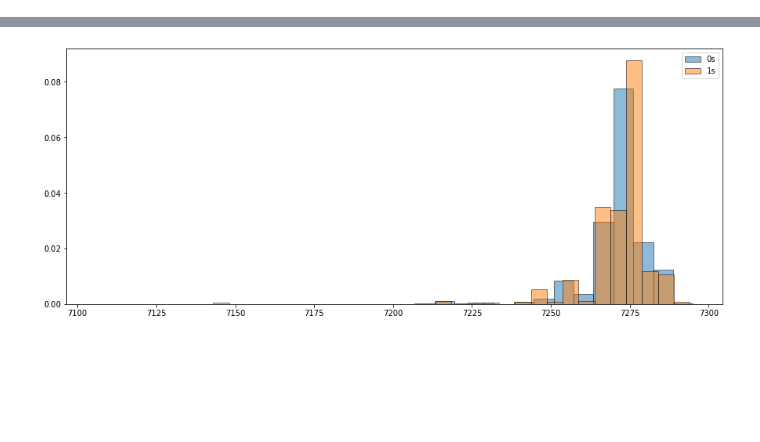
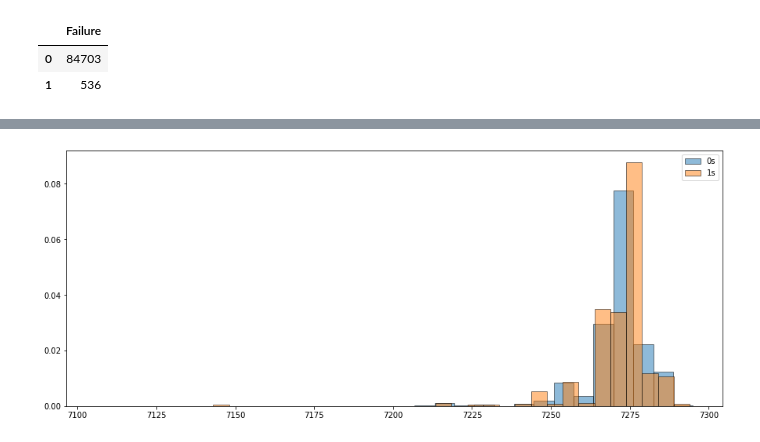
Before and after one commit to pranayrungta/apple, a Jupyter notebook: docs/1.prelim.ipynb, the cells around one changed output, grey strips where cells are left out. Drawn from its saved outputs; the diff is of its cells as text; code cells hidden in the pictures; blank space fills up the shorter version.

```diff
--- a/docs/1.prelim.ipynb
+++ b/docs/1.prelim.ipynb
@@ -14,0 +16,6 @@ df.head()
+# %%
+df.Failure.value_counts().to_frame()
+# %% [output]
+|  | Failure |
+| 0 | 84703 |
+| 1 | 536 |
```
Also changed, not shown: parts of 4 cells of this notebook, 3 other files.
